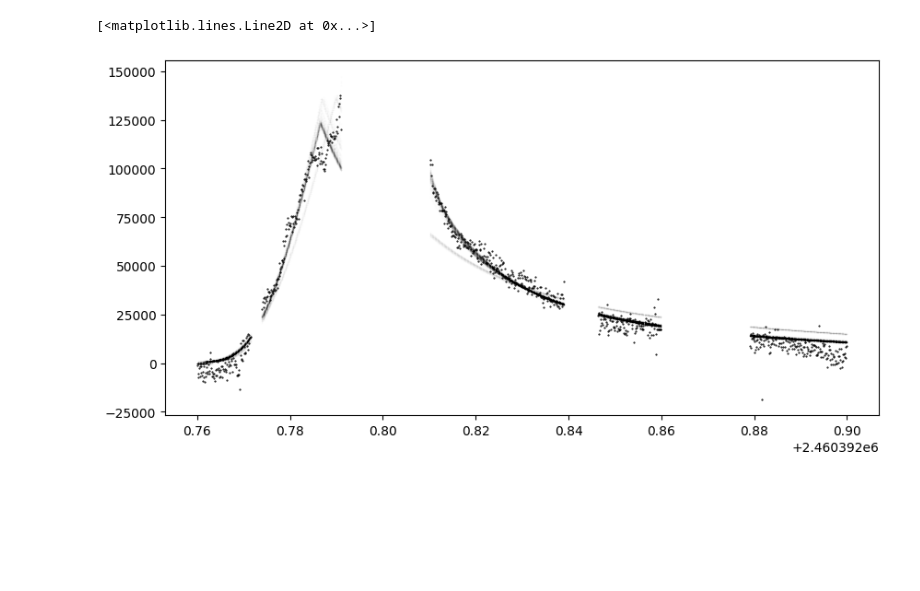
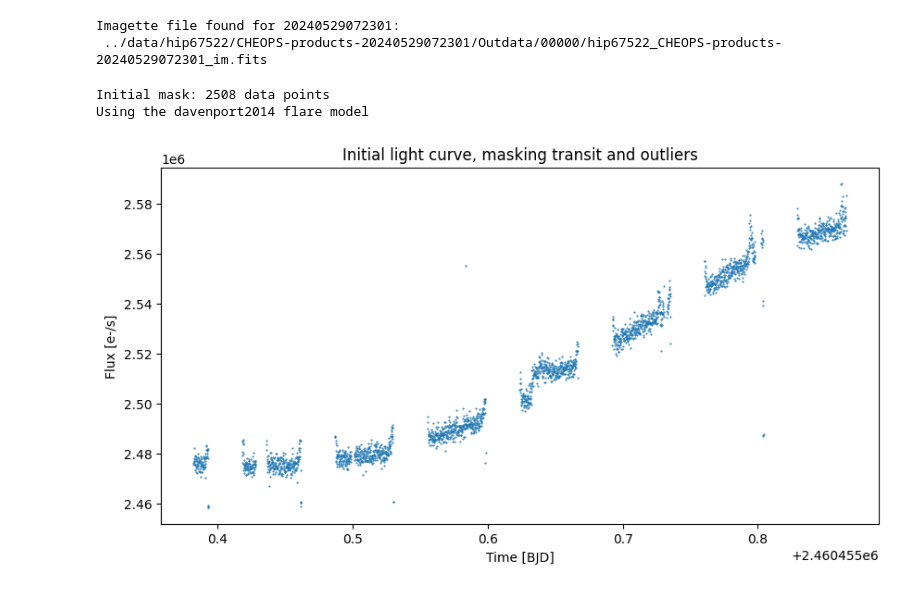
Before and after one commit to ekaterinailin/hip67522-spi, a Jupyter notebook: extract_flare.ipynb, the cells around one changed output. Saved outputs shown, nothing was run; the diff lists cells and outputs as text; code cells hidden in the pictures; blank space fills up the shorter version.

Commit message:
calculate the other flares

```diff
--- a/extract_flare.ipynb
+++ b/extract_flare.ipynb
@@ -387,16 +0,0 @@ Too few points to create valid contours
-# %%
-# plot the best fit model
-t_peak, dur, ampl, t_peak2, dur2, ampl2 = np.median(flat_samples, axis=0)
-plt.figure(figsize=(10, 5))
-
-# sample 100 random samples from the chain
-
-for i in np.random.randint(len(flat_samples), size=100):
-    sample = flat_samples[i]
-    plt.plot(t[flare_mask], flare_fit_model(t[flare_mask], *sample),  ".", color="black", alpha=0.01, markersize=1)
-
-
-plt.plot(t[flare_mask], f_flare-newmed, ".", markersize=1, color="black")
-# %% [output]
-[<matplotlib.lines.Line2D at 0x...>]
-[figure, removed]
@@ -402,0 +63,64 @@ plt.plot(t[flare_mask], f_flare-newmed, ".", markersize=1, color="black")
+# %%
+# GET THE IMAGE DATA -----------------------------------------------------------
+file = "20240529072301"#"20240410135336"#"20240325102059"
+IMG = f'../data/hip67522/CHEOPS-products-{file}/Outdata/00000/hip67522_CHEOPS-products-{file}_im.fits'
+hdulist = fits.open(IMG)
+print(f"Imagette file found for {file}:\n {IMG}\n")
+
+
+# get the image data
+image_data = hdulist[1].data
+
+t, f, ferr, roll = image_data["BJD_TIME"], image_data["FLUX"], image_data["FLUXERR"], image_data["ROLL"]
+
+# make sure the data is in fact 10s cadence
+assert np.diff(t).min() * 24 * 60 * 60 < 10.05, "Time series is not 10s cadence"
+
+# big endian to little endian
+t = t.byteswap().newbyteorder()
+f = f.byteswap().newbyteorder()
+ferr = ferr.byteswap().newbyteorder()
+roll = roll.byteswap().newbyteorder()
+# %% [output]
+Imagette file found for 20240529072301:
+ ../data/hip67522/CHEOPS-products-20240529072301/Outdata/00000/hip67522_CHEOPS-products-20240529072301_im.fits
+# %%
+# input parameters
+
+# initial masking
+
+# remove data point above 2.9e6
+egress = 2460455.35197 #2460399.67594 #2460392.71644
+mask = (f < 2.9e6) & (f > 2.45e6) & (t > egress + 0.03)
+
+# the flare mask
+tmin = 2460455.63 #2460399.97 #2460392.76
+tmax = 2460455.67 #2460400.09 #2460392.93
+
+# flare model
+parametrization = "davenport2014"
+
+# guess t_peak
+t_peak = 2460455.64 #2460400 # 2460392.79
+
+print(f"Initial mask: {mask.sum()} data points")
+
+print(f"Using the {parametrization} flare model")
+# %% [output]
+Initial mask: 2508 data points
+Using the davenport2014 flare model
+# %%
+
+t = t[mask]
+f = f[mask]
+roll = roll[mask]
+ferr = ferr[mask]
+
+plt.figure(figsize=(10, 5))
+plt.plot(t, f, ".", markersize=1)
+plt.xlabel("Time [BJD]")
+plt.ylabel("Flux [e-/s]")
+plt.title("Initial light curve, masking transit and outliers")
+plt.savefig(f"../plots/{file}/flares/hip67522_initial_lc.png")
+# %% [output]
+[figure, added]
```
Also changed, not shown: parts of 39 cells of this notebook.
